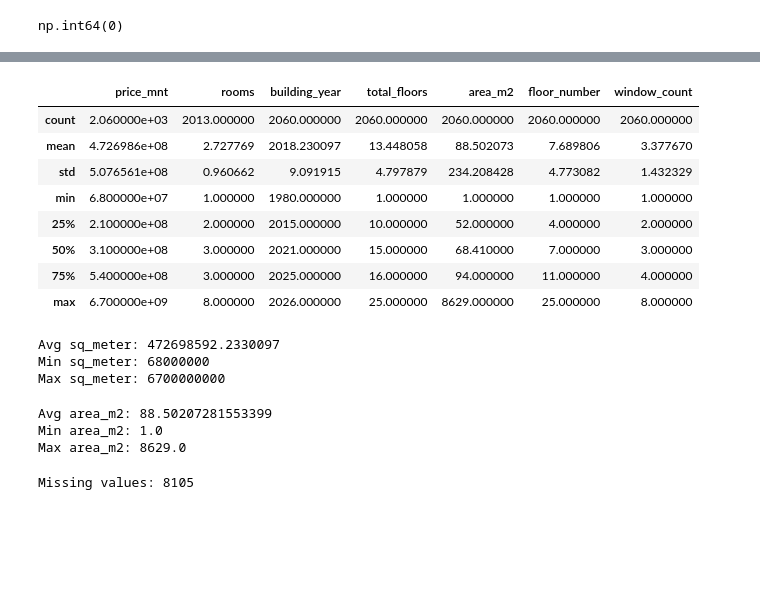
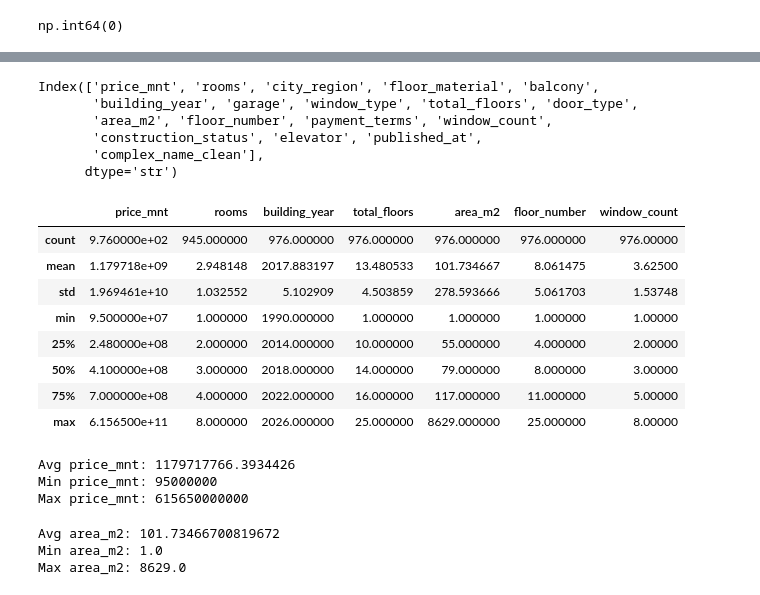
Before and after one commit to 2026328-Dashzeveg-Purevtogtokh/Machine-Learning-Sep26, a Jupyter notebook: CA1-ML-Apartment-Price-Prediction/notebooks/2026328_Machine_Learning_CA1_V1.ipynb, the cells around one changed output, grey strips where cells are left out. Saved outputs shown, nothing was run; the diff lists cells and outputs as text; code cells hidden in the pictures; blank space fills up the shorter version.

Commit message:
Clean apartment data and fill missing values for CA1 assignment

```diff
--- a/CA1-ML-Apartment-Price-Prediction/notebooks/2026328_Machine_Learning_CA1_V1.ipynb
+++ b/CA1-ML-Apartment-Price-Prediction/notebooks/2026328_Machine_Learning_CA1_V1.ipynb
@@ -194,10 +189,7 @@ if project_dir.name.lower() == "notebooks":
 pattern_path = project_dir / "data" / "APARTMENT_LOC_PATTERNS.xlsx"
 
 patterns_df = pd.read_excel(
-    pattern_path,
-    sheet_name=0,
-    dtype=str,
-    engine="openpyxl"
+    pattern_path, sheet_name=0, dtype=str, engine="openpyxl"
 ).fillna("")
 
 print("Total patterns:", len(patterns_df))
@@ -315,0 +296,3 @@ df.head()
+# %%
+df_matched = df[df["complex_name_clean"].notna()]
+df_matched.shape
@@ -418,3 +394,19 @@ Length: 11, dtype: str
 # %%
-df = df.drop(columns=["listing_id", "listing_url", "price_text","currency","posted_text", "posted_at",
-                      "latitude","longitude"])
+df_matched = df_matched.drop(
+    columns=[
+        "listing_id",
+        "listing_url",
+        "title",
+        "price_text",
+        "currency",
+        "posted_text",
+        "posted_at",
+        "description",
+        "latitude",
+        "longitude",
+        "collected_at",
+        "complex_name",
+        "complex_source",
+        "complex_review_needed",
+    ]
+)
@@ -442,32 +413,37 @@ Prepared rules: 254
+# %%
+df_matched.columns
+# %% [output]
+Index(['price_mnt', 'rooms', 'city_region', 'floor_material', 'balcony',
+       'building_year', 'garage', 'window_type', 'total_floors', 'door_type',
+       'area_m2', 'floor_number', 'payment_terms', 'window_count',
+       'construction_status', 'elevator', 'published_at',
+       'complex_name_clean'],
+      dtype='str')
 # %%
-display(df.describe())
+display(df_matched.describe())
 # %% [output]
 |  | price_mnt | rooms | building_year | total_floors | area_m2 | floor_number | window_count |
-| count | 2.060000e+03 | 2013.000000 | 2060.000000 | 2060.000000 | 2060.000000 | 2060.000000 | 2060.000000 |
-| mean | 4.726986e+08 | 2.727769 | 2018.230097 | 13.448058 | 88.502073 | 7.689806 | 3.377670 |
-| std | 5.076561e+08 | 0.960662 | 9.091915 | 4.797879 | 234.208428 | 4.773082 | 1.432329 |
-| min | 6.800000e+07 | 1.000000 | 1980.000000 | 1.000000 | 1.000000 | 1.000000 | 1.000000 |
-| 25% | 2.100000e+08 | 2.000000 | 2015.000000 | 10.000000 | 52.000000 | 4.000000 | 2.000000 |
-| 50% | 3.100000e+08 | 3.000000 | 2021.000000 | 15.000000 | 68.410000 | 7.000000 | 3.000000 |
-| 75% | 5.400000e+08 | 3.000000 | 2025.000000 | 16.000000 | 94.000000 | 11.000000 | 4.000000 |
-| max | 6.700000e+09 | 8.000000 | 2026.000000 | 25.000000 | 8629.000000 | 25.000000 | 8.000000 |
+| count | 9.760000e+02 | 945.000000 | 976.000000 | 976.000000 | 976.000000 | 976.000000 | 976.00000 |
+| mean | 1.179718e+09 | 2.948148 | 2017.883197 | 13.480533 | 101.734667 | 8.061475 | 3.62500 |
+| std | 1.969461e+10 | 1.032552 | 5.102909 | 4.503859 | 278.593666 | 5.061703 | 1.53748 |
+| min | 9.500000e+07 | 1.000000 | 1990.000000 | 1.000000 | 1.000000 | 1.000000 | 1.00000 |
+| 25% | 2.480000e+08 | 2.000000 | 2014.000000 | 10.000000 | 55.000000 | 4.000000 | 2.00000 |
+| 50% | 4.100000e+08 | 3.000000 | 2018.000000 | 14.000000 | 79.000000 | 8.000000 | 3.00000 |
+| 75% | 7.000000e+08 | 4.000000 | 2022.000000 | 16.000000 | 117.000000 | 11.000000 | 5.00000 |
+| max | 6.156500e+11 | 8.000000 | 2026.000000 | 25.000000 | 8629.000000 | 25.000000 | 8.00000 |
 # %%
-print('Avg price_mnt:', df.price_mnt.mean())
-print('Min price_mnt:', df.price_mnt.min())
-print('Max price_mnt:', df.price_mnt.max())
+print("Avg price_mnt:", df_matched.price_mnt.mean())
+print("Min price_mnt:", df_matched.price_mnt.min())
+print("Max price_mnt:", df_matched.price_mnt.max())
 # %% [output]
-Avg sq_meter: 472698592.2330097
-Min sq_meter: 68000000
-Max sq_meter: 6700000000
+Avg price_mnt: 1179717766.3934426
+Min price_mnt: 95000000
+Max price_mnt: 615650000000
 # %%
-print('Avg area_m2:', df.area_m2.mean())
-print('Min area_m2:', df.area_m2.min())
-print('Max area_m2:', df.area_m2.max())
+print("Avg area_m2:", df_matched.area_m2.mean())
+print("Min area_m2:", df_matched.area_m2.min())
+print("Max area_m2:", df_matched.area_m2.max())
 # %% [output]
-Avg area_m2: 88.50207281553399
+Avg area_m2: 101.73466700819672
 Min area_m2: 1.0
 Max area_m2: 8629.0
-# %%
-print("\nMissing values:", int(df.isnull().sum().sum()))
-# %% [output]
-Missing values: 8105
```
Also changed, not shown: parts of 36 cells of this notebook.
